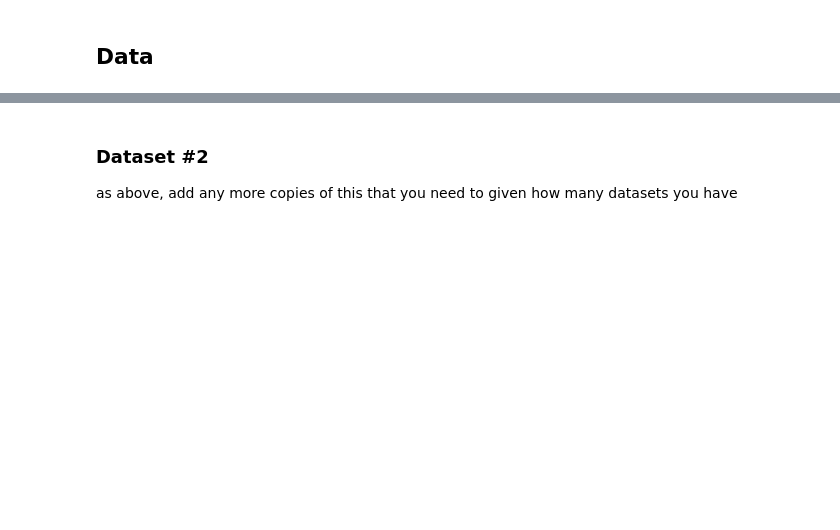
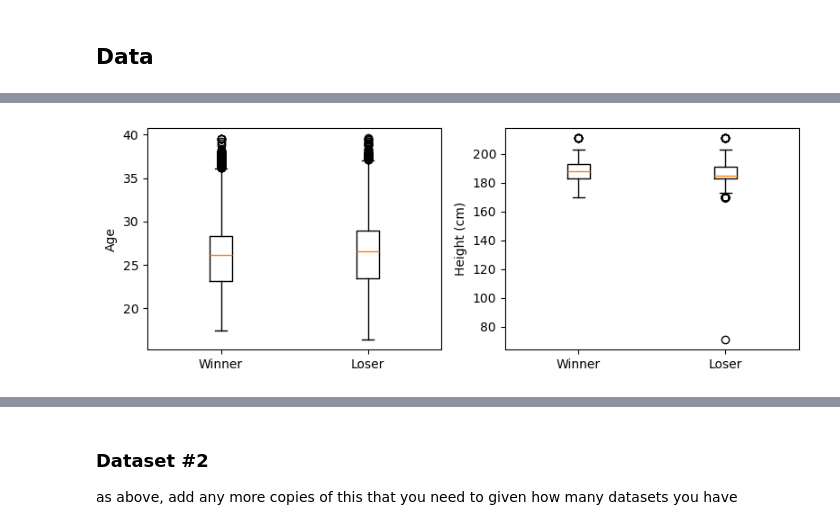
Before and after one commit to COGS108/Group041_WI26, a Jupyter notebook: 02-EDACheckpoint.ipynb, the cells around one changed output, grey strips where cells are left out. Drawn from its saved outputs; the diff is of its cells as text; code cells hidden in the pictures; blank space fills up the shorter version.

Commit message:
copy+paste Data checkpoint

```diff
--- a/02-EDACheckpoint.ipynb
+++ b/02-EDACheckpoint.ipynb
@@ -97,0 +141,87 @@ Instructions: REPLACE the contents of this cell and the one below with your work
+# %%
+import pandas as pd
+import seaborn as sns
+import matplotlib.pyplot as plt
+
+# A. Loading the Dataset:
+mens_df = pd.read_csv("data/00-raw/atp_matches_2024.csv")
+
+# B. Tidying the dataset:
+# drop unneccessary columns
+cols_to_drop = ['tourney_id', 'surface', 'draw_size', 'winner_seed', 'winner_entry', 'loser_seed', 'loser_entry', 'winner_ioc', 'loser_ioc']
+mens_df = mens_df.drop(columns=cols_to_drop, axis=1)
+
+# C. dataset size:
+print('Size of the ATP mens datset: ', mens_df.shape, '\n')
+
+# D find missing data:
+#print(mens_df.isna().any())
+# drop matches that are forfited:
+mens_df = mens_df[mens_df['score'] != 'W/O']
+# drop matches that were retired/RET (ended early for injury):
+mens_df = mens_df[~mens_df['score'].str.contains('RET')]
+
+# where is data missing at this point:
+missing_info = mens_df.isnull().any(axis=1)
+missing_info = mens_df[missing_info.eq(True)]
+print('Tournaments where there are the most missing values:')
+print(missing_info['tourney_name'].value_counts())
+print('''From the above table, we can see that most null values for rank are from the Roland Garros,
+    \nParis Olympics, and Davis Cup tournament. We can conclude that there is some systematic issue
+    \nwith these specific tournaments and their data collection.\n\n''')
+
+# F. clean data, drop the rows where player info is not recorded
+# Since this information is critical to our analysis, we need data where all this information is intact
+mens_df = mens_df.dropna()
+
+# E find outliers:
+# describe variables where it is possible to identify outliers
+print('Description of variables to identify outliers:')
+print(mens_df[['winner_hand', 'winner_ht', 'winner_age',
+       'loser_id', 'loser_name', 'loser_hand', 'loser_ht', 'loser_age',
+       'score', 'best_of', 'minutes', 'winner_rank', 'winner_rank_points',
+       'loser_rank', 'loser_rank_points']].describe())
+print(mens_df.describe(include='object'))
+
+print('''\nFrom this table we can see that there ares some strange minimum values in some of the data.
+    \nWe will visualize it with boxplots: ''')
+
+fig, axes = plt.subplots(1, 2, figsize=(8, 3))
+axes[0].boxplot([mens_df['winner_age'], mens_df['loser_age']], labels=['Winner', 'Loser'])
+axes[0].set_ylabel('Age')
+
+axes[1].boxplot([mens_df['winner_ht'], mens_df['loser_ht']],labels=['Winner', 'Loser'])
+axes[1].set_ylabel('Height (cm)')
+
+plt.tight_layout()
+plt.show()
+
+fig, axes = plt.subplots(1, 2, figsize=(8, 3))
+axes[0].boxplot(mens_df['minutes'], labels=['Game'])
+axes[0].set_ylabel('minutes')
+
+axes[1].boxplot([mens_df['winner_rank_points'], mens_df['loser_rank_points']],labels=['Winner', 'Loser'])
+axes[1].set_ylabel('Rank Points')
+
+plt.tight_layout()
+plt.show()
+
+# Remove player with outlier height
+print('''From these plots we can identify a clear outlier in the loser heights at 71 cm. We should
+    \nremove this row if this player has an incorrectly recorded height.''')
+print('Player(s) with outlier height: ', mens_df[mens_df['loser_ht'] < 100]['loser_name'])
+print('After a Google search we can find that his height is not recorded on ATP, so we will drop this row from the table')
+mens_df = mens_df[mens_df['loser_ht'] > 100]
+plt.figure(figsize=(8,3))
+plt.boxplot([mens_df['winner_ht'], mens_df['loser_ht']],labels=['Winner', 'Loser'])
+plt.ylabel('Height (cm)')
+print('Data without outlier:')
+plt.show()
+print('''The rest of this data seems like there is no clear outliers that are impossible to come accross in
+      \na tennis match. Although we see alot of outliers in the upper regions of the age and rank points chart,
+      \nthis doesn\'t cause alarm because of the structure of tennis ranking and the fact that many successful
+      \ntennis players continue to play later in life.''' )
+
+# G. write data
+mens_df.to_csv('data/02-processed/atp_matches_2024.csv')
+# %% [output]
@@ -97,0 +245 @@ Instructions: REPLACE the contents of this cell and the one below with your work
+[figure, added]
```
Also changed, not shown: parts of 24 cells of this notebook.
